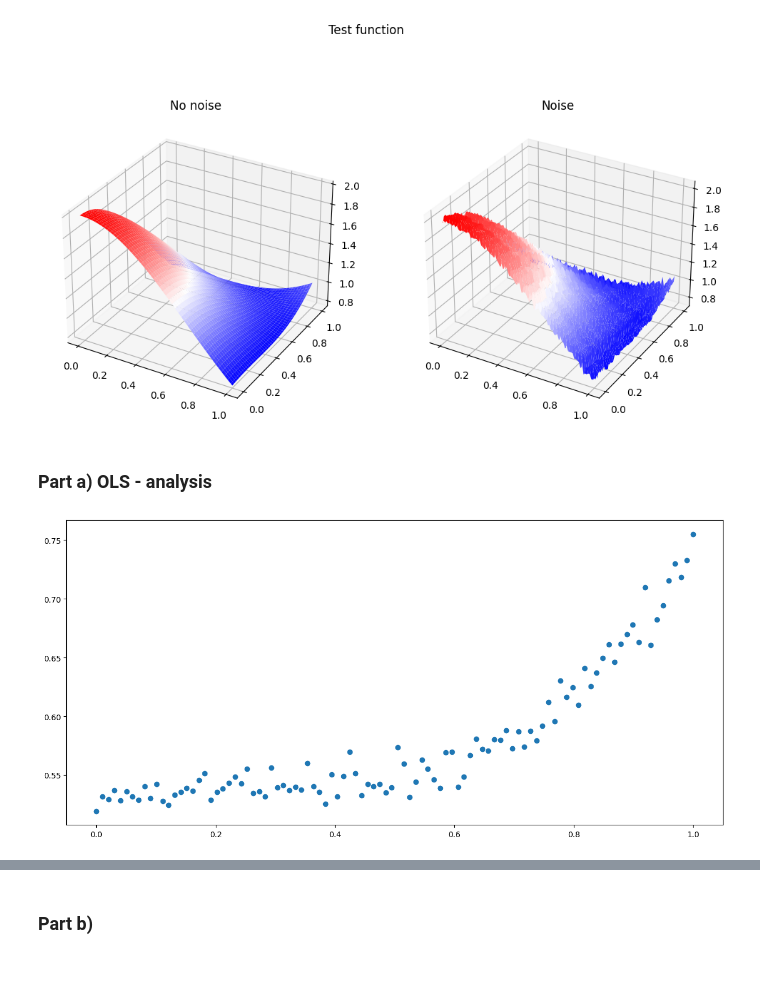
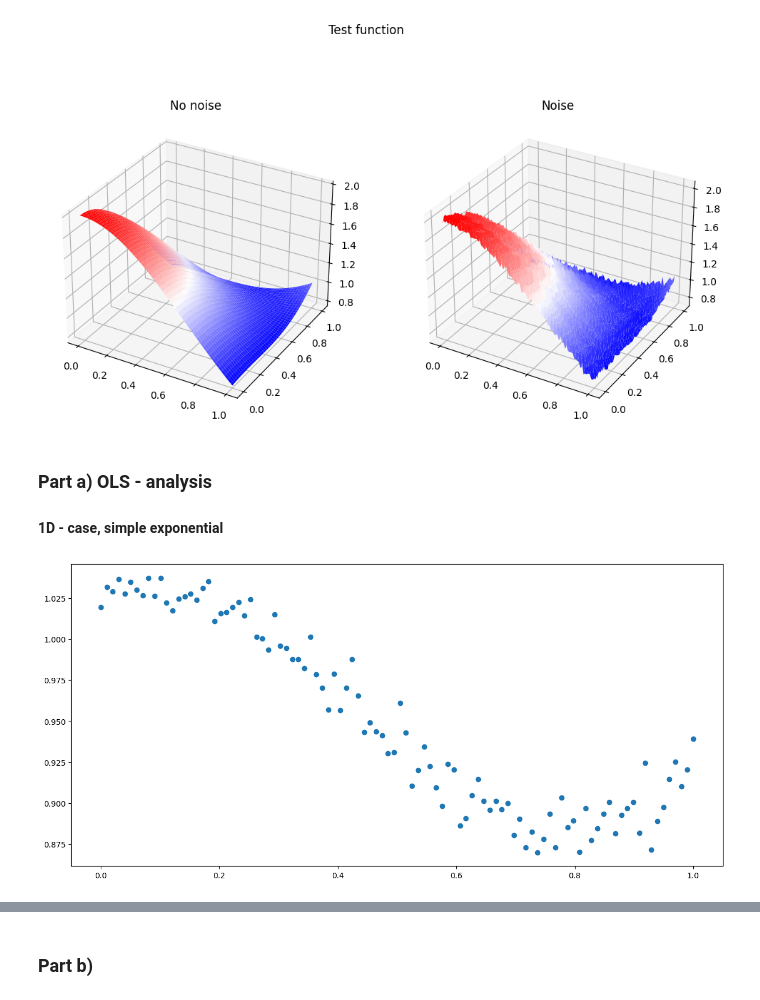
Before and after one commit to andersthorstadboe/project-1-fys-stk4155-lin-regression, a Jupyter notebook: project-1.ipynb, the cells around one changed output, grey strips where cells are left out. Cells and saved outputs as stored; diff of their text form; code cells hidden in the pictures; blank space fills up the shorter version.

```diff
--- a/project-1.ipynb
+++ b/project-1.ipynb
@@ -54,11 +54,12 @@ ax.set_title('No noise'); bx.set_title('Noise'); plt.show()
 [figure]
 # %% [markdown]
 ### Part a) OLS - analysis
+#### 1D - case, simple exponential
 # %%
-y = exp1D(x,x_n,0.5,1.5,0.01)
+y = exp1D(x,x_n,1.0,1.5,0.01)
 fig,ax = plt.subplots(1,1)
 ax.scatter(x,y)
 plt.show()
 # %% [output]
-[figure, old version]
+[figure, new version]
 # %%
```
Also changed, not shown: parts of 4 cells of this notebook, 6 other files.
